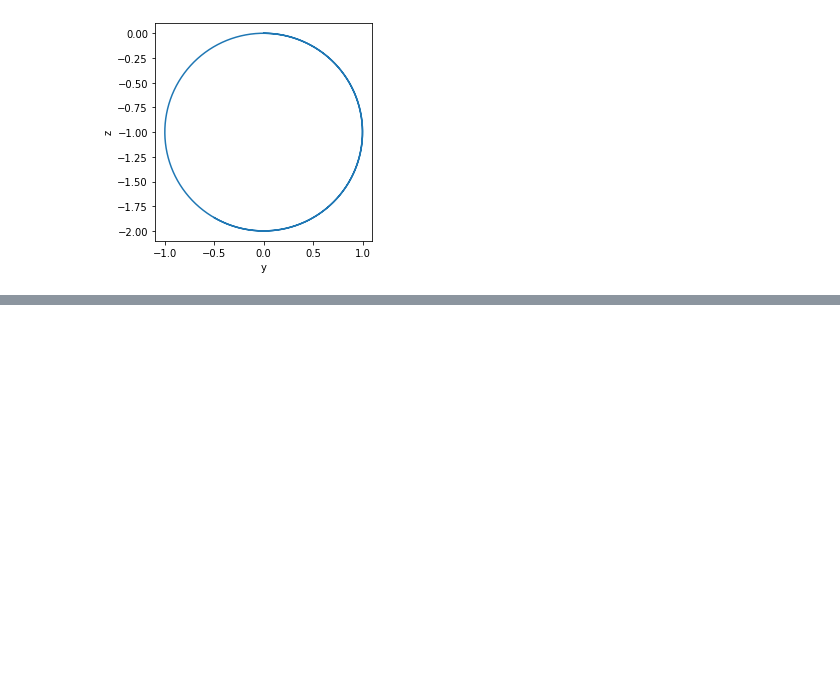
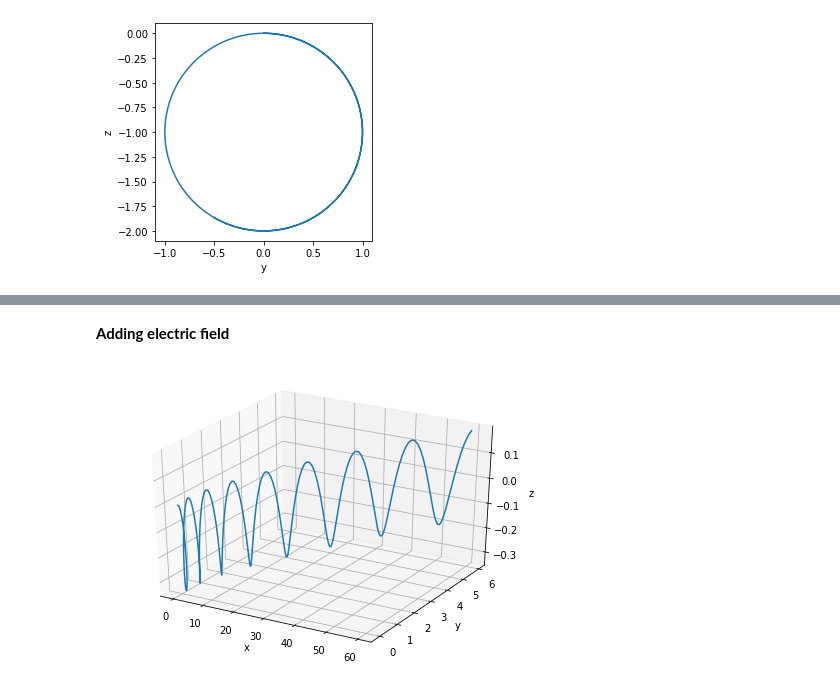
Before and after one commit to sgango/Y1-Project, a Jupyter notebook: ntbks/lorentz.ipynb, the cells around one changed output, grey strips where cells are left out. Drawn from its saved outputs; the diff is of its cells as text; code cells hidden in the pictures; blank space fills up the shorter version.

```diff
--- a/ntbks/lorentz.ipynb
+++ b/ntbks/lorentz.ipynb
@@ -137,0 +157,16 @@ plt.show()
+# %% [markdown]
+**Adding electric field**
+# %%
+E = [1, 0, 0]  # electric field
+
+r = rk4(lorentz, r0, v0, h, end)
+
+fig = plt.figure()
+ax = Axes3D(fig)
+ax.plot3D(r[0], r[1], r[2])
+ax.set_xlabel('x')
+ax.set_ylabel('y')
+ax.set_zlabel('z')
+plt.show()
+# %% [output]
+[figure, added]
```
Also changed, not shown: parts of 16 cells of this notebook.
